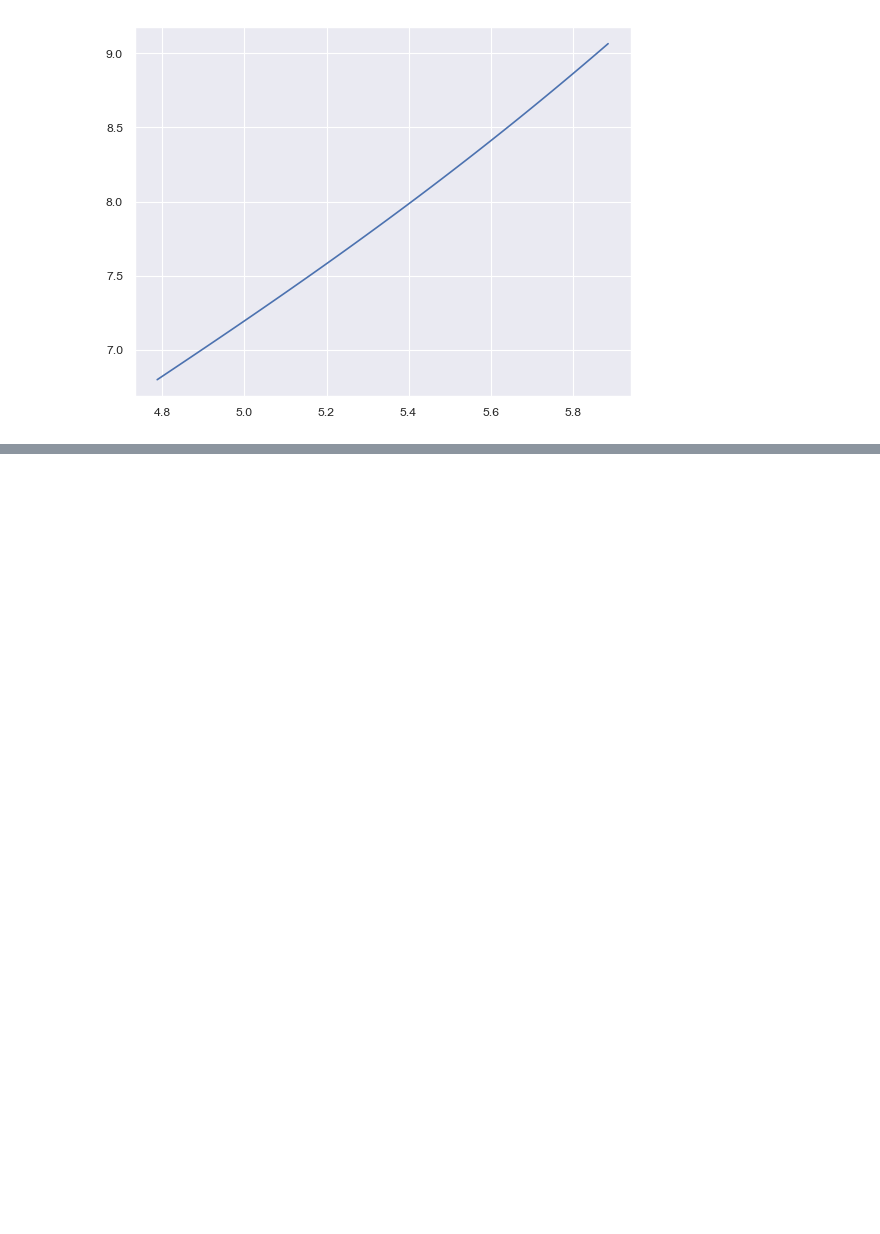
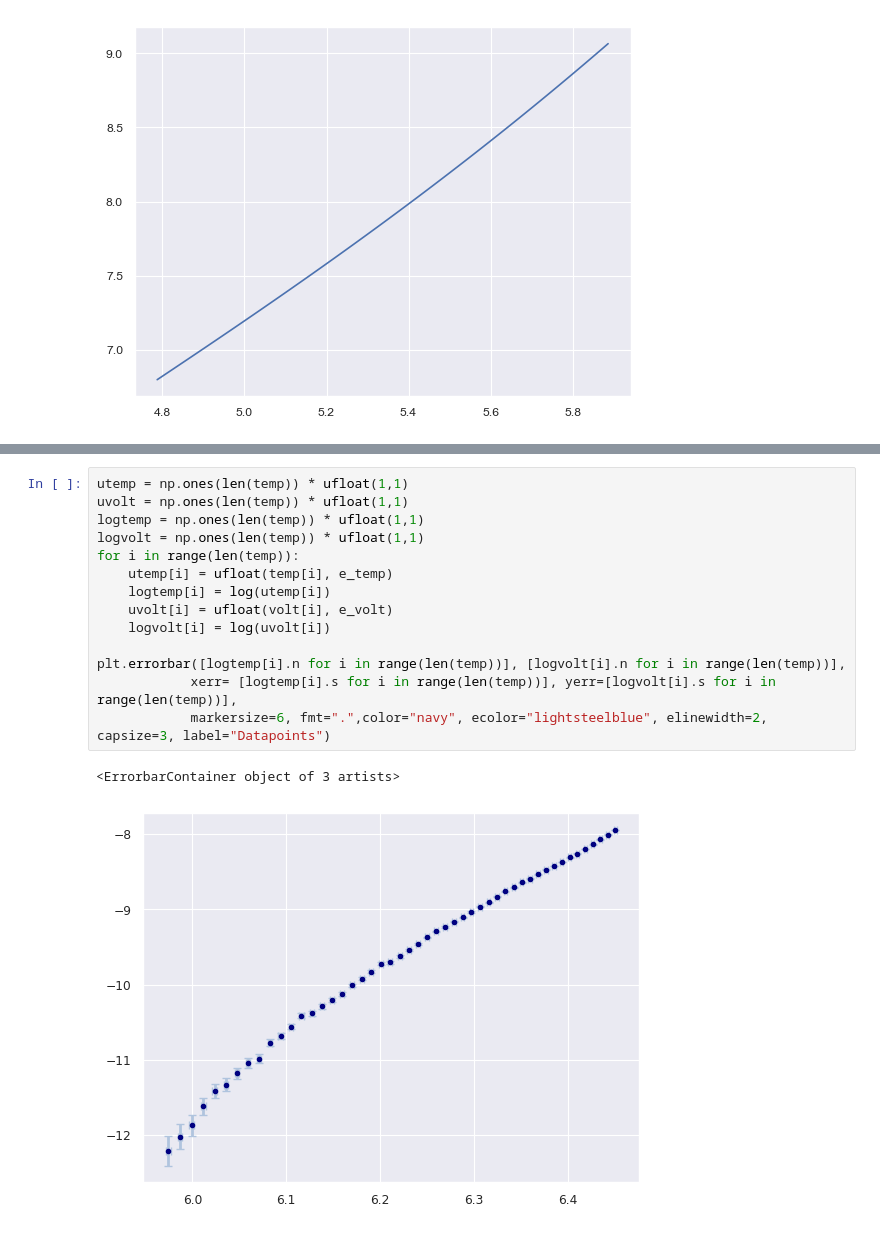
Before and after one commit to KemalOenen/Grundpraktikum2_Gruppe1_SS23, a Jupyter notebook: Versuch10/SchwarzerStrahler.ipynb, the cells around one changed output, grey strips where cells are left out. Drawn from its saved outputs; the diff is of its cells as text; blank space fills up the shorter version.

```diff
--- a/Versuch10/SchwarzerStrahler.ipynb
+++ b/Versuch10/SchwarzerStrahler.ipynb
@@ -80,0 +115,17 @@ plt.show()
+# %%
+utemp = np.ones(len(temp)) * ufloat(1,1)
+uvolt = np.ones(len(temp)) * ufloat(1,1)
+logtemp = np.ones(len(temp)) * ufloat(1,1)
+logvolt = np.ones(len(temp)) * ufloat(1,1)
+for i in range(len(temp)):
+    utemp[i] = ufloat(temp[i], e_temp)
+    logtemp[i] = log(utemp[i])
+    uvolt[i] = ufloat(volt[i], e_volt)
+    logvolt[i] = log(uvolt[i])
+
+plt.errorbar([logtemp[i].n for i in range(len(temp))], [logvolt[i].n for i in range(len(temp))],
+            xerr= [logtemp[i].s for i in range(len(temp))], yerr=[logvolt[i].s for i in range(len(temp))],
+            markersize=6, fmt=".",color="navy", ecolor="lightsteelblue", elinewidth=2, capsize=3, label="Datapoints")
+# %% [output]
+<ErrorbarContainer object of 3 artists>
+[figure, added]
```
Also changed, not shown: parts of 9 cells of this notebook, 1 other file.
